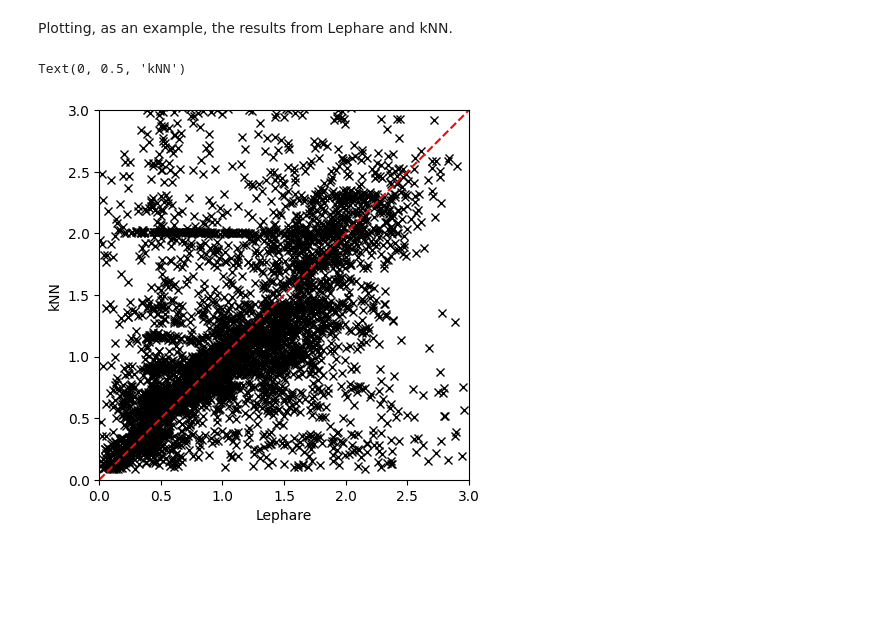
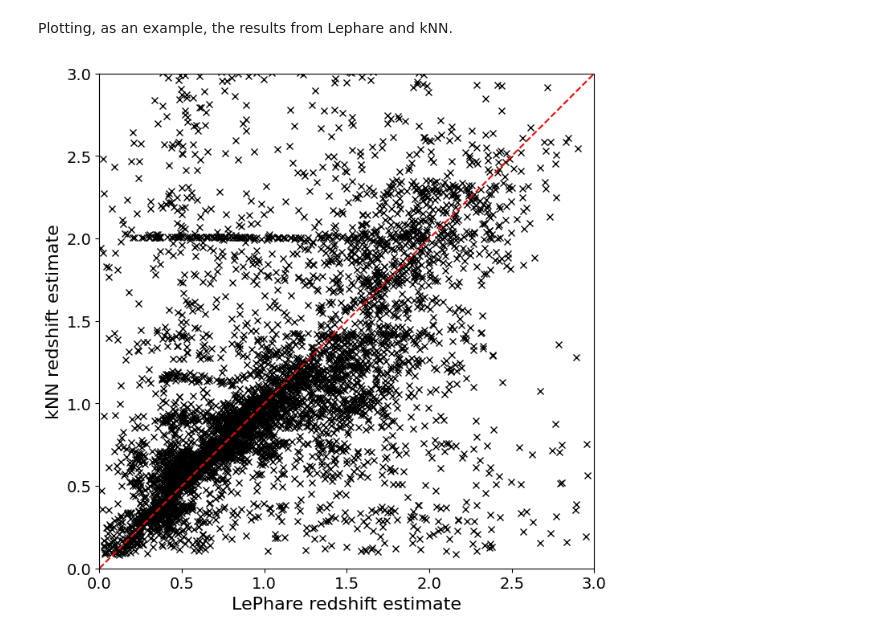
Before and after one commit to lincc-frameworks/RCW_Hackathon_2025_LSDB, a Jupyter notebook: Notebook_3.ipynb, the cells around one changed output. Drawn from its saved outputs; the diff is of its cells as text; code cells hidden in the pictures; blank space fills up the shorter version.

Commit message:
adding images, first upgrades

```diff
--- a/Notebook_3.ipynb
+++ b/Notebook_3.ipynb
@@ -37,15 +47,29 @@ Plotting, as an example, the results from Lephare and kNN.
 # %%
 dp1_pz_df = lsdb.open_catalog("/sdf/data/rubin/shared/lsdb_commissioning/dp1/dp1_release/object_photoz", columns = ["lephare_z_median", "knn_z_median"]).compute()
 # %%
+plt.figure(figsize=(8, 8))
 
+# Plot sampled points
+plt.plot(dp1_pz_df["lephare_z_median"].iloc[::100], dp1_pz_df["knn_z_median"].iloc[::100], "x", color="black")
 
-plt.plot(dp1_pz_df["lephare_z_median"].iloc[::100], dp1_pz_df["knn_z_median"].iloc[::100], "x", color="black")
+# Set equal aspect ratio
 plt.gca().set_aspect("equal", adjustable="box")
+
+# Plot reference y=x line
 plt.plot([0, 3], [0, 3], color="red", ls="--")
+
+# Set axis limits
 plt.xlim([0, 3])
 plt.ylim([0, 3])
-plt.xlabel("Lephare")
-plt.ylabel("kNN")
+
+# Set axis labels with larger font size and descriptions
+plt.xlabel("LePhare redshift estimate", fontsize=16)
+plt.ylabel("kNN redshift estimate", fontsize=16)
+
+# Make tick labels larger
+plt.xticks(fontsize=14)
+plt.yticks(fontsize=14)
+
+plt.show()
 # %% [output]
-Text(0, 0.5, 'kNN')
-[figure, old version]
+[figure, new version]
```
Also changed, not shown: parts of 3 cells of this notebook, 4 other files.
